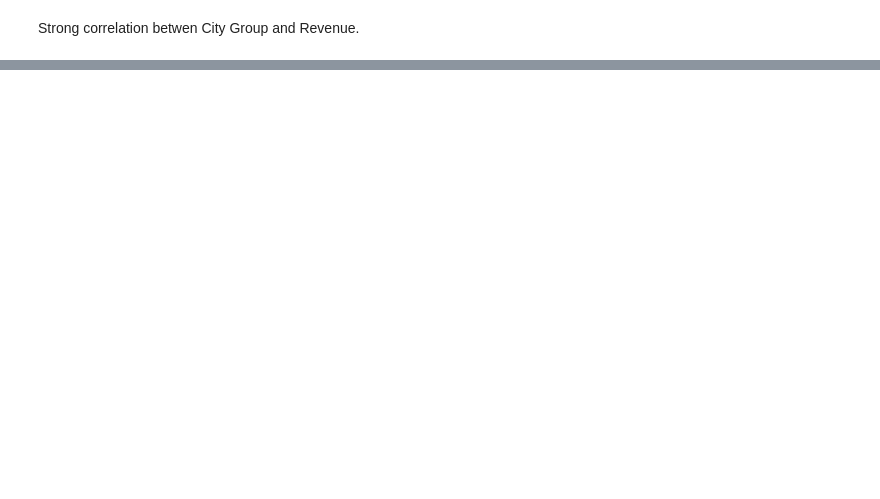
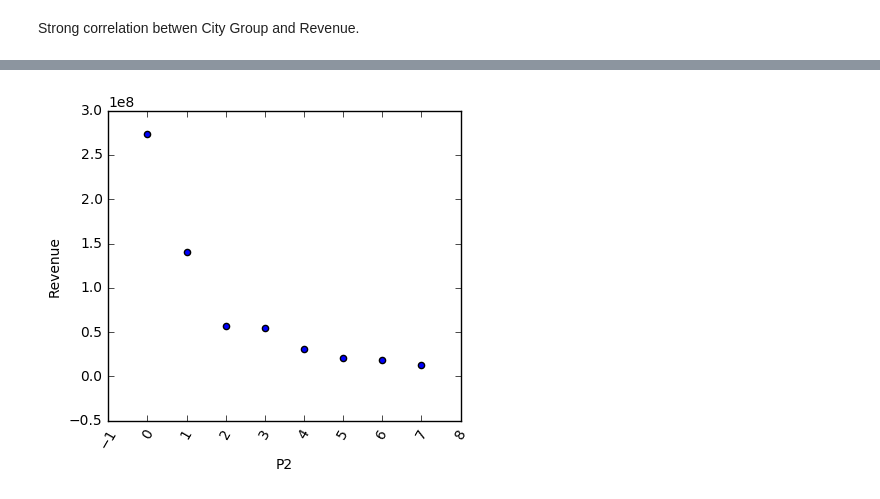
Before and after one commit to PurbashaChatterjee/RevenuePrediction, a Jupyter notebook: revenuePrediction.ipynb, the cells around one changed output, grey strips where cells are left out. Saved outputs shown, nothing was run; the diff lists cells and outputs as text; code cells hidden in the pictures; blank space fills up the shorter version.

```diff
--- a/revenuePrediction.ipynb
+++ b/revenuePrediction.ipynb
@@ -225,0 +213,4 @@ Strong correlation betwen City Group and Revenue.
+# %%
+featurePlot('P2')
+# %% [output]
+[figure, added]
```
Also changed, not shown: parts of 15 cells of this notebook.
